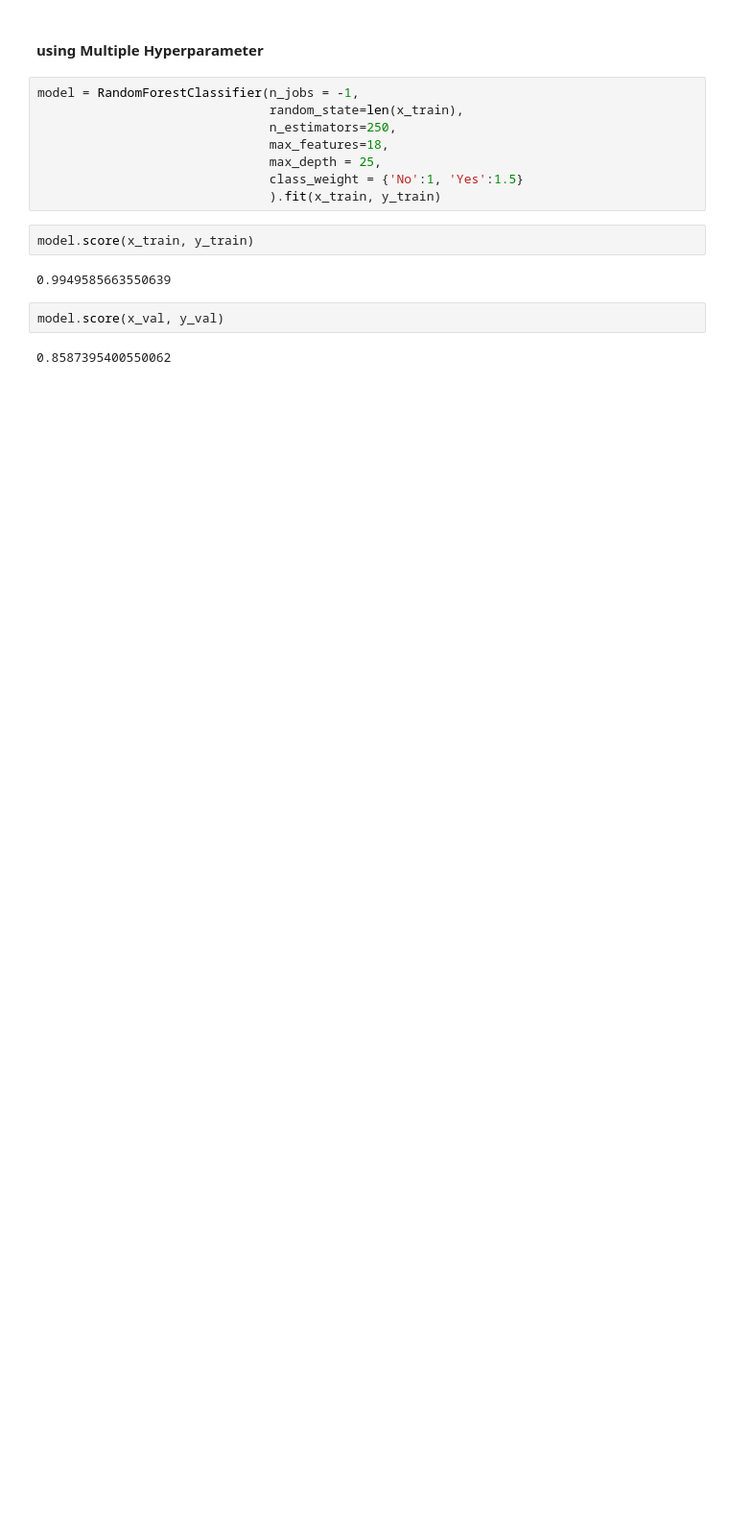
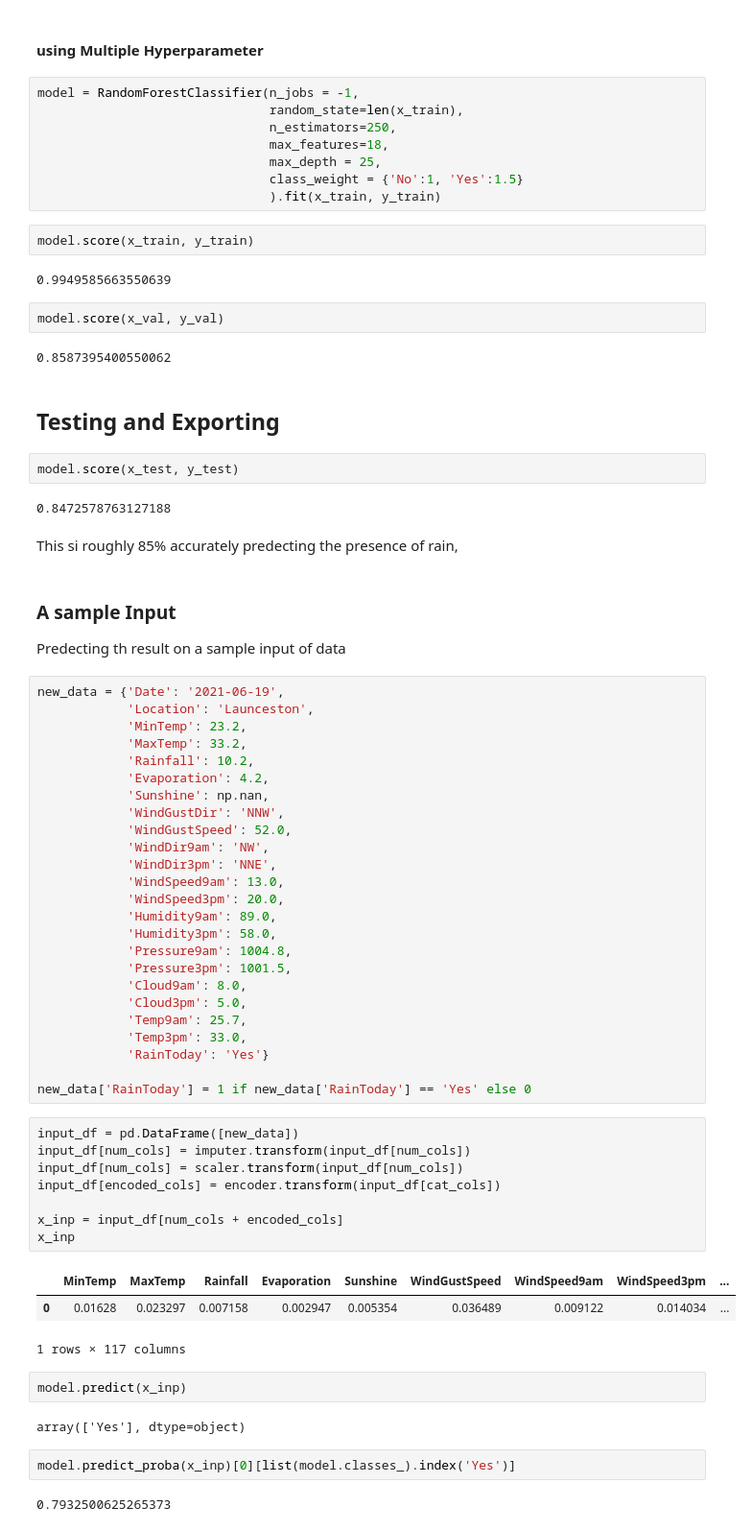
Before and after one commit to mr-ayush-agrawal/MachineLearningBasics, a Jupyter notebook: freeCodeCamp/TreeAndForest/Eda.ipynb, the cells around one changed output. Shown at 96% size. Drawn from its saved outputs; the diff is of its cells as text; blank space fills up the shorter version.

Commit message:
Testing Input

```diff
--- a/freeCodeCamp/TreeAndForest/Eda.ipynb
+++ b/freeCodeCamp/TreeAndForest/Eda.ipynb
@@ -863,3 +863,59 @@ model.score(x_train, y_train)
 model.score(x_val, y_val)
 # %% [output]
 0.8587395400550062
+# %% [markdown]
+## Testing and Exporting
+# %%
+model.score(x_test, y_test)
+# %% [output]
+0.8472578763127188
+# %% [markdown]
+This si roughly 85% accurately predecting the presence of rain,
+# %% [markdown]
+### A sample Input
+Predecting th result on a sample input of data
+# %%
+new_data = {'Date': '2021-06-19',
+            'Location': 'Launceston',
+            'MinTemp': 23.2,
+            'MaxTemp': 33.2,
+            'Rainfall': 10.2,
+            'Evaporation': 4.2,
+            'Sunshine': np.nan,
+            'WindGustDir': 'NNW',
+            'WindGustSpeed': 52.0,
+            'WindDir9am': 'NW',
+            'WindDir3pm': 'NNE',
+            'WindSpeed9am': 13.0,
+            'WindSpeed3pm': 20.0,
+            'Humidity9am': 89.0,
+            'Humidity3pm': 58.0,
+            'Pressure9am': 1004.8,
+            'Pressure3pm': 1001.5,
+            'Cloud9am': 8.0,
+            'Cloud3pm': 5.0,
+            'Temp9am': 25.7,
+            'Temp3pm': 33.0,
+            'RainToday': 'Yes'}
+
+new_data['RainToday'] = 1 if new_data['RainToday'] == 'Yes' else 0
+# %%
+input_df = pd.DataFrame([new_data])
+input_df[num_cols] = imputer.transform(input_df[num_cols])
+input_df[num_cols] = scaler.transform(input_df[num_cols])
+input_df[encoded_cols] = encoder.transform(input_df[cat_cols])
+
+x_inp = input_df[num_cols + encoded_cols]
+x_inp
+# %% [output]
+|  | MinTemp | MaxTemp | Rainfall | Evaporation | Sunshine | WindGustSpeed | WindSpeed9am | WindSpeed3pm | ... |
+| 0 | 0.01628 | 0.023297 | 0.007158 | 0.002947 | 0.005354 | 0.036489 | 0.009122 | 0.014034 | ... |
+1 rows × 117 columns
+# %%
+model.predict(x_inp)
+# %% [output]
+array(['Yes'], dtype=object)
+# %%
+model.predict_proba(x_inp)[0][list(model.classes_).index('Yes')]
+# %% [output]
+0.7932500625265373
```
